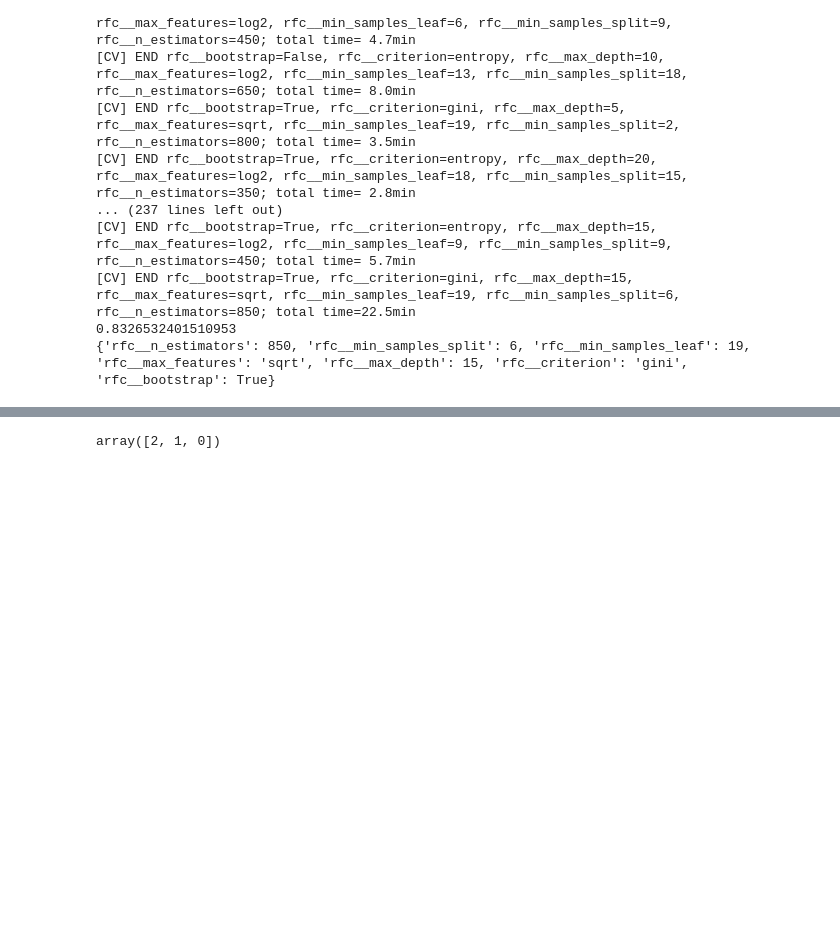
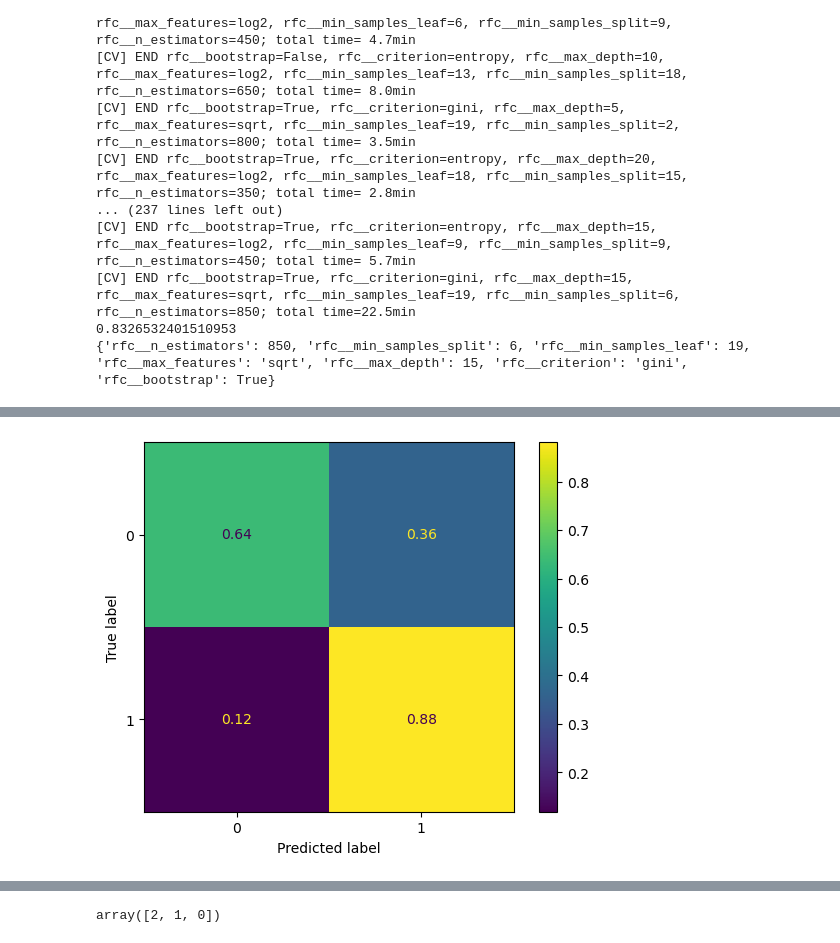
Before and after one commit to rlodetti/classification_project, a Jupyter notebook: 03 - Modeling & Evaluation-Copy1.ipynb, the cells around one changed output, grey strips where cells are left out. Cells and saved outputs as stored; diff of their text form; code cells hidden in the pictures; blank space fills up the shorter version.

```diff
--- a/03 - Modeling & Evaluation-Copy1.ipynb
+++ b/03 - Modeling & Evaluation-Copy1.ipynb
@@ -264,0 +270,6 @@ plt.show();
+# %%
+new_threshold = 0.4
+predicted_labels = (probabilities > new_threshold).astype(int)
+ConfusionMatrixDisplay.from_predictions(y_test, predicted_labels, normalize='true');
+# %% [output]
+[figure, added]
```
Also changed, not shown: parts of 6 cells of this notebook, 1 other file.
